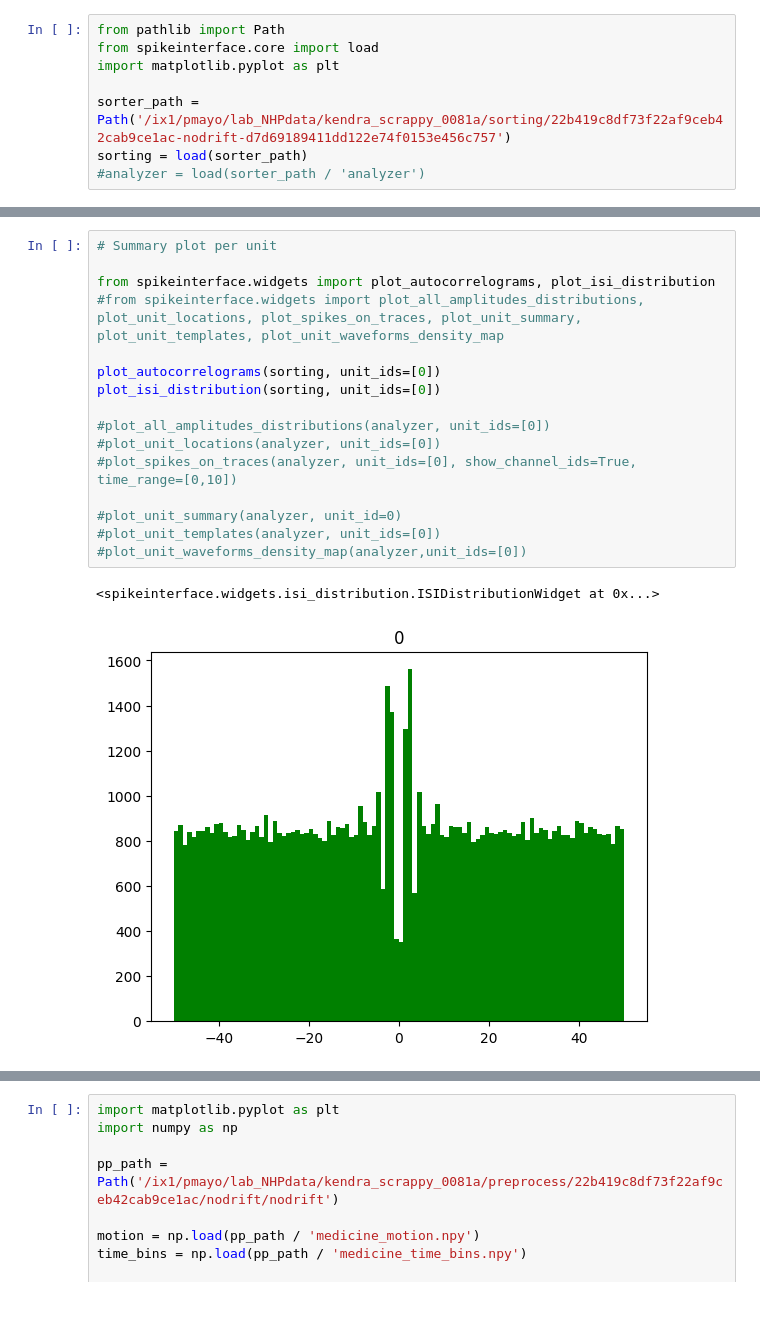
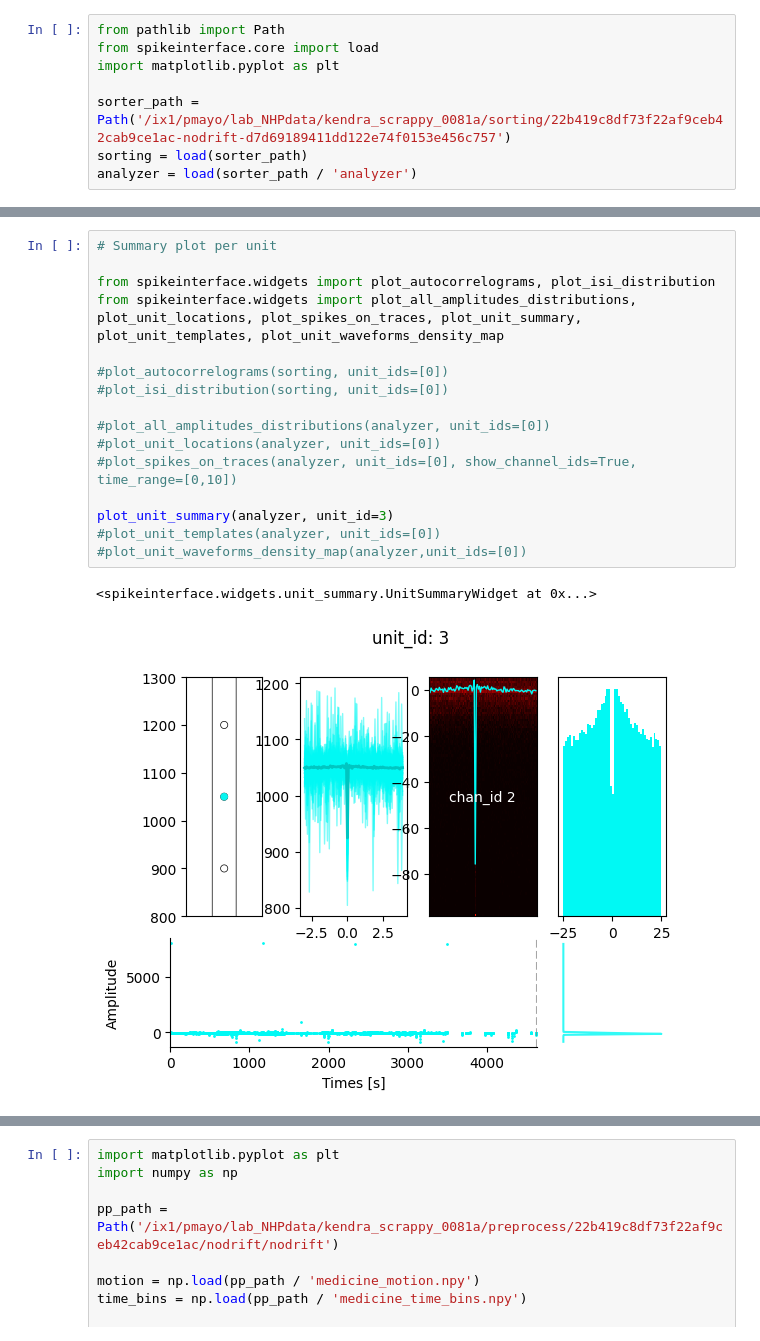
Before and after one commit to mayolabvision/nhp-data-pipeline, a Jupyter notebook: pipeline/tester.ipynb, the cells around one changed output, grey strips where cells are left out. Saved outputs shown, nothing was run; the diff lists cells and outputs as text; blank space fills up the shorter version.

```diff
--- a/pipeline/tester.ipynb
+++ b/pipeline/tester.ipynb
@@ -58,7 +51,7 @@ import matplotlib.pyplot as plt
 
 sorter_path = Path('/ix1/pmayo/lab_NHPdata/kendra_scrappy_0081a/sorting/22b419c8df73f22af9ceb42cab9ce1ac-nodrift-d7d69189411dd122e74f0153e456c757')
 sorting = load(sorter_path)
-#analyzer = load(sorter_path / 'analyzer')
+analyzer = load(sorter_path / 'analyzer')
 # %%
 # needs analyzer
 from spikeinterface.widgets import plot_unit_waveforms
@@ -122,19 +113,19 @@ plt.tight_layout()
 # %%
 # Summary plot per unit
 
 from spikeinterface.widgets import plot_autocorrelograms, plot_isi_distribution
-#from spikeinterface.widgets import plot_all_amplitudes_distributions, plot_unit_locations, plot_spikes_on_traces, plot_unit_summary, plot_unit_templates, plot_unit_waveforms_density_map
+from spikeinterface.widgets import plot_all_amplitudes_distributions, plot_unit_locations, plot_spikes_on_traces, plot_unit_summary, plot_unit_templates, plot_unit_waveforms_density_map
 
-plot_autocorrelograms(sorting, unit_ids=[0])
-plot_isi_distribution(sorting, unit_ids=[0])
+#plot_autocorrelograms(sorting, unit_ids=[0])
+#plot_isi_distribution(sorting, unit_ids=[0])
 
 #plot_all_amplitudes_distributions(analyzer, unit_ids=[0])
 #plot_unit_locations(analyzer, unit_ids=[0])
 #plot_spikes_on_traces(analyzer, unit_ids=[0], show_channel_ids=True, time_range=[0,10])
 
-#plot_unit_summary(analyzer, unit_id=0)
+plot_unit_summary(analyzer, unit_id=3)
 #plot_unit_templates(analyzer, unit_ids=[0])
 #plot_unit_waveforms_density_map(analyzer,unit_ids=[0])
 # %% [output]
-<spikeinterface.widgets.isi_distribution.ISIDistributionWidget at 0x...>
+<spikeinterface.widgets.unit_summary.UnitSummaryWidget at 0x...>
-[figure, old version]
+[figure, new version]
```
Also changed, not shown: parts of 5 cells of this notebook, 7 other files.
